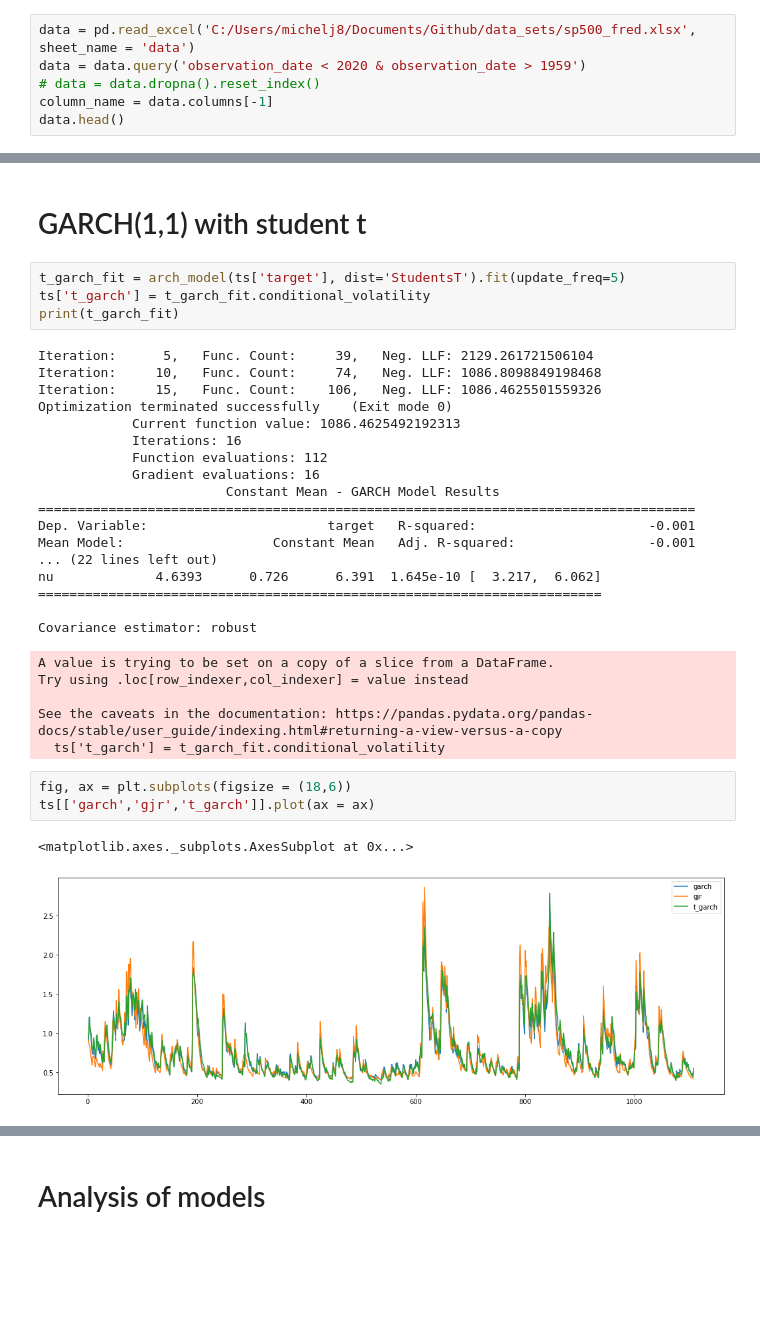
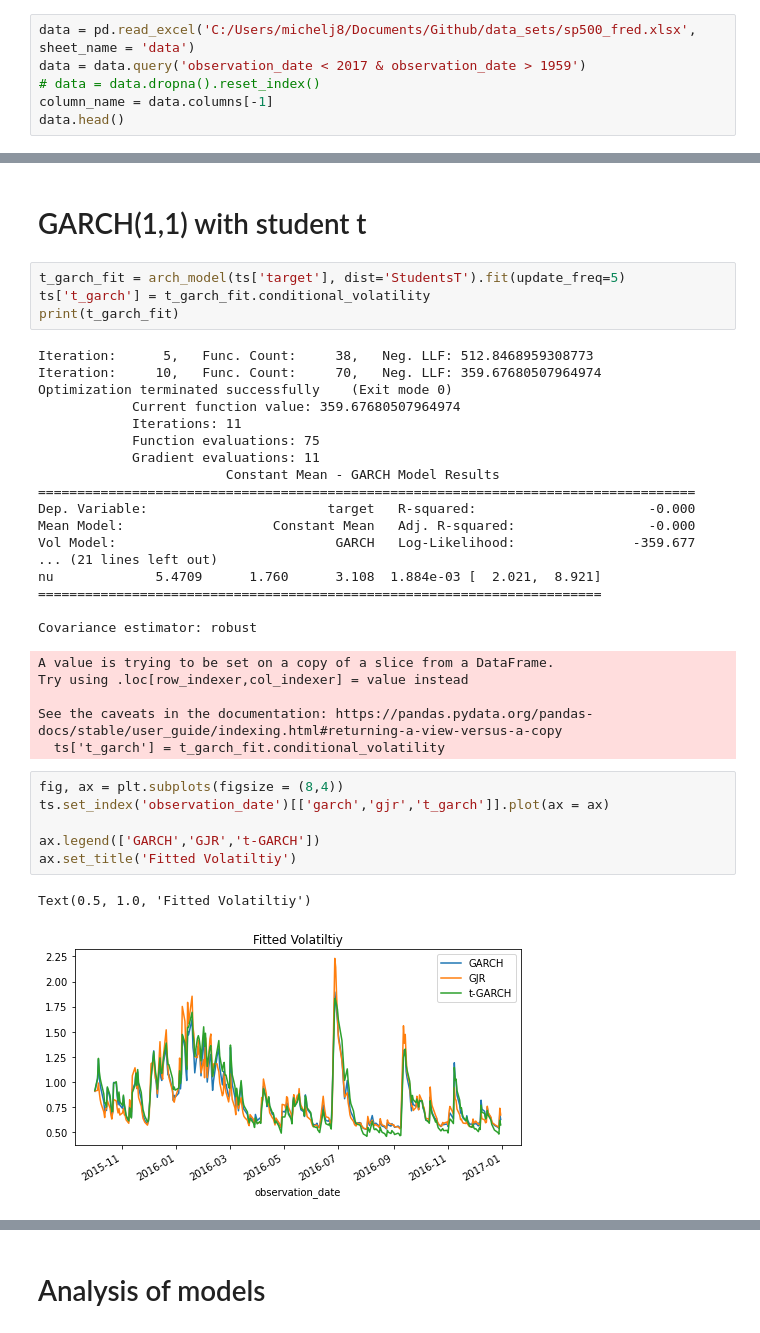
Before and after one commit to JonRMichel/Density-Forecasting-Metrics, a Jupyter notebook: garch volatility.ipynb, the cells around one changed output, grey strips where cells are left out. Cells and saved outputs as stored; diff of their text form; blank space fills up the shorter version.

Commit message:
more colors and graphs

```diff
--- a/garch volatility.ipynb
+++ b/garch volatility.ipynb
@@ -11,7 +11,7 @@ import statsmodels.api as sm
 from arch import arch_model
 # %%
 data = pd.read_excel('C:/Users/michelj8/Documents/Github/data_sets/sp500_fred.xlsx', sheet_name = 'data')
-data = data.query('observation_date < 2020 & observation_date > 1959')
+data = data.query('observation_date < 2017 & observation_date > 1959')
 # data = data.dropna().reset_index()
 column_name = data.columns[-1]
 data.head()
@@ -94,20 +103,20 @@ t_garch_fit = arch_model(ts['target'], dist='StudentsT').fit(update_freq=5)
 ts['t_garch'] = t_garch_fit.conditional_volatility
 print(t_garch_fit)
 # %% [output]
-Iteration:      5,   Func. Count:     39,   Neg. LLF: 2129.261721506104
-Iteration:     10,   Func. Count:     74,   Neg. LLF: 1086.8098849198468
-Iteration:     15,   Func. Count:    106,   Neg. LLF: 1086.4625501559326
+Iteration:      5,   Func. Count:     38,   Neg. LLF: 512.8468959308773
+Iteration:     10,   Func. Count:     70,   Neg. LLF: 359.67680507964974
 Optimization terminated successfully    (Exit mode 0)
-            Current function value: 1086.4625492192313
-            Iterations: 16
-            Function evaluations: 112
-            Gradient evaluations: 16
+            Current function value: 359.67680507964974
+            Iterations: 11
+            Function evaluations: 75
+            Gradient evaluations: 11
                         Constant Mean - GARCH Model Results
 ====================================================================================
-Dep. Variable:                       target   R-squared:                      -0.001
-Mean Model:                   Constant Mean   Adj. R-squared:                 -0.001
-... (22 lines left out)
-nu             4.6393      0.726      6.391  1.645e-10 [  3.217,  6.062]
+Dep. Variable:                       target   R-squared:                      -0.000
+Mean Model:                   Constant Mean   Adj. R-squared:                 -0.000
+Vol Model:                            GARCH   Log-Likelihood:               -359.677
+... (21 lines left out)
+nu             5.4709      1.760      3.108  1.884e-03 [  2.021,  8.921]
 ========================================================================
 
 Covariance estimator: robust
@@ -117,11 +126,14 @@ Try using .loc[row_indexer,col_indexer] = value instead
 See the caveats in the documentation: https://pandas.pydata.org/pandas-docs/stable/user_guide/indexing.html#returning-a-view-versus-a-copy
   ts['t_garch'] = t_garch_fit.conditional_volatility
 # %%
-fig, ax = plt.subplots(figsize = (18,6))
-ts[['garch','gjr','t_garch']].plot(ax = ax)
+fig, ax = plt.subplots(figsize = (8,4))
+ts.set_index('observation_date')[['garch','gjr','t_garch']].plot(ax = ax)
+
+ax.legend(['GARCH','GJR','t-GARCH'])
+ax.set_title('Fitted Volatiltiy')
 # %% [output]
-<matplotlib.axes._subplots.AxesSubplot at 0x...>
+Text(0.5, 1.0, 'Fitted Volatiltiy')
-[figure, old version]
+[figure, new version]
 # %%
 ts.head()
 # %% [output]
```
Also changed, not shown: parts of 11 cells of this notebook.
